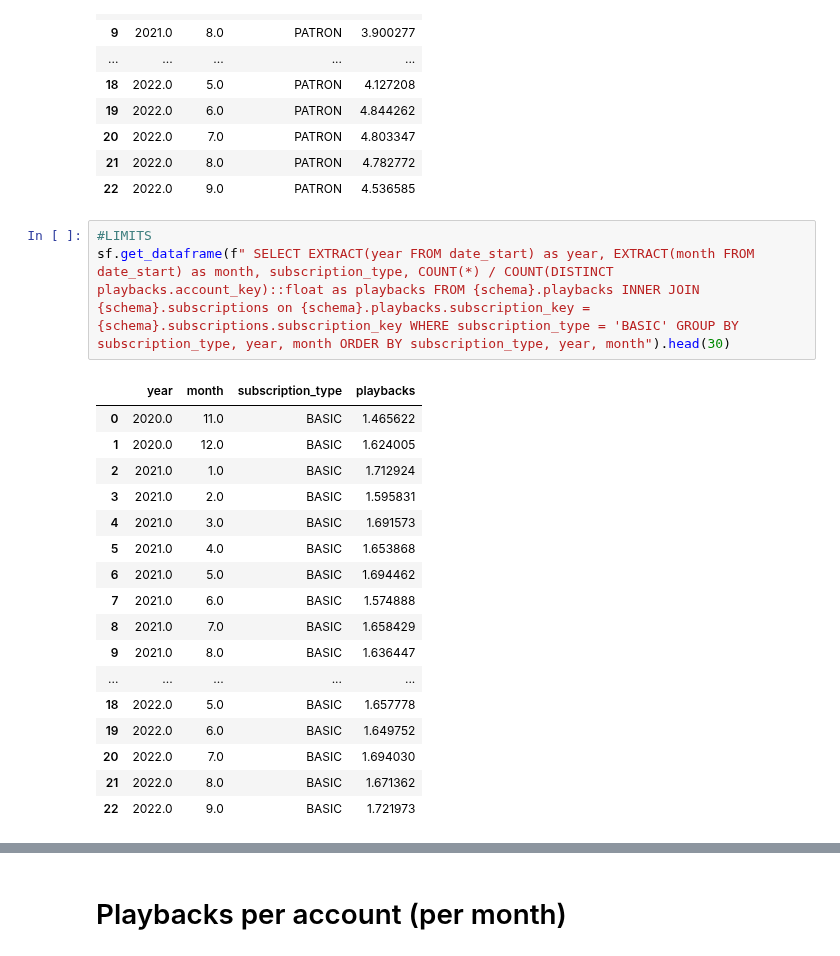
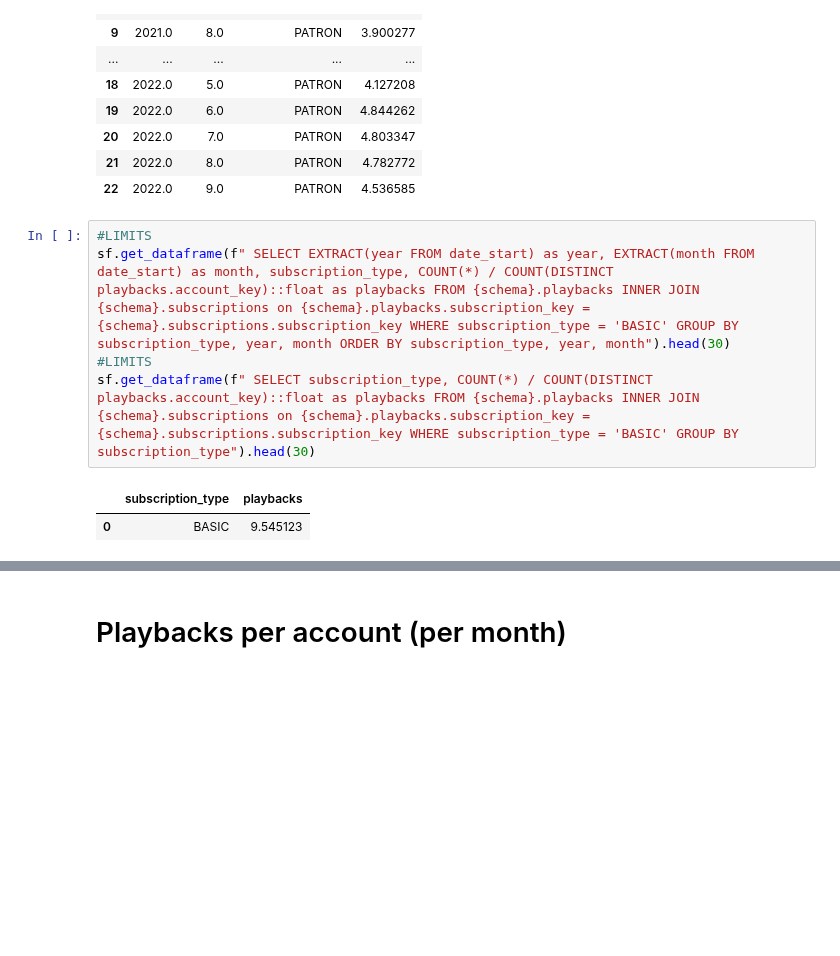
Before and after one commit to elisicke/Data-Analyst-Capstone-Project, a Jupyter notebook: EDA_phillipp.ipynb, the cells around one changed output, grey strips where cells are left out. Drawn from its saved outputs; the diff is of its cells as text; blank space fills up the shorter version.

```diff
--- a/EDA_phillipp.ipynb
+++ b/EDA_phillipp.ipynb
@@ -314,22 +334,9 @@ sf.get_dataframe(f" SELECT EXTRACT(year FROM date_start) as year, EXTRACT(month
 # %%
 #LIMITS
 sf.get_dataframe(f" SELECT EXTRACT(year FROM date_start) as year, EXTRACT(month FROM date_start) as month, subscription_type, COUNT(*) / COUNT(DISTINCT playbacks.account_key)::float as playbacks FROM {schema}.playbacks INNER JOIN {schema}.subscriptions on {schema}.playbacks.subscription_key = {schema}.subscriptions.subscription_key WHERE subscription_type = 'BASIC' GROUP BY subscription_type, year, month ORDER BY subscription_type, year, month").head(30)
+#LIMITS
+sf.get_dataframe(f" SELECT subscription_type, COUNT(*) / COUNT(DISTINCT playbacks.account_key)::float as playbacks FROM {schema}.playbacks INNER JOIN {schema}.subscriptions on {schema}.playbacks.subscription_key = {schema}.subscriptions.subscription_key WHERE subscription_type = 'BASIC' GROUP BY subscription_type").head(30)
 # %% [output]
-|  | year | month | subscription_type | playbacks |
-| 0 | 2020.0 | 11.0 | BASIC | 1.465622 |
-| 1 | 2020.0 | 12.0 | BASIC | 1.624005 |
-| 2 | 2021.0 | 1.0 | BASIC | 1.712924 |
-| 3 | 2021.0 | 2.0 | BASIC | 1.595831 |
-| 4 | 2021.0 | 3.0 | BASIC | 1.691573 |
-| 5 | 2021.0 | 4.0 | BASIC | 1.653868 |
-| 6 | 2021.0 | 5.0 | BASIC | 1.694462 |
-| 7 | 2021.0 | 6.0 | BASIC | 1.574888 |
-| 8 | 2021.0 | 7.0 | BASIC | 1.658429 |
-| 9 | 2021.0 | 8.0 | BASIC | 1.636447 |
-| ... | ... | ... | ... | ... |
-| 18 | 2022.0 | 5.0 | BASIC | 1.657778 |
-| 19 | 2022.0 | 6.0 | BASIC | 1.649752 |
-| 20 | 2022.0 | 7.0 | BASIC | 1.694030 |
-| 21 | 2022.0 | 8.0 | BASIC | 1.671362 |
-| 22 | 2022.0 | 9.0 | BASIC | 1.721973 |
+|  | subscription_type | playbacks |
+| 0 | BASIC | 9.545123 |
 # %%
```
Also changed, not shown: parts of 17 cells of this notebook.
